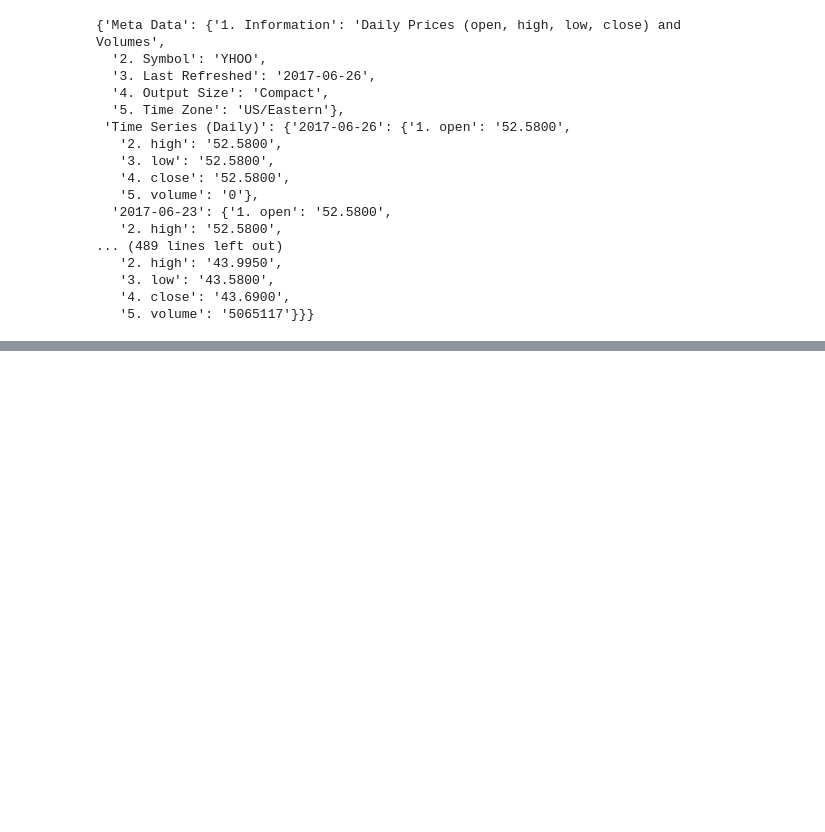
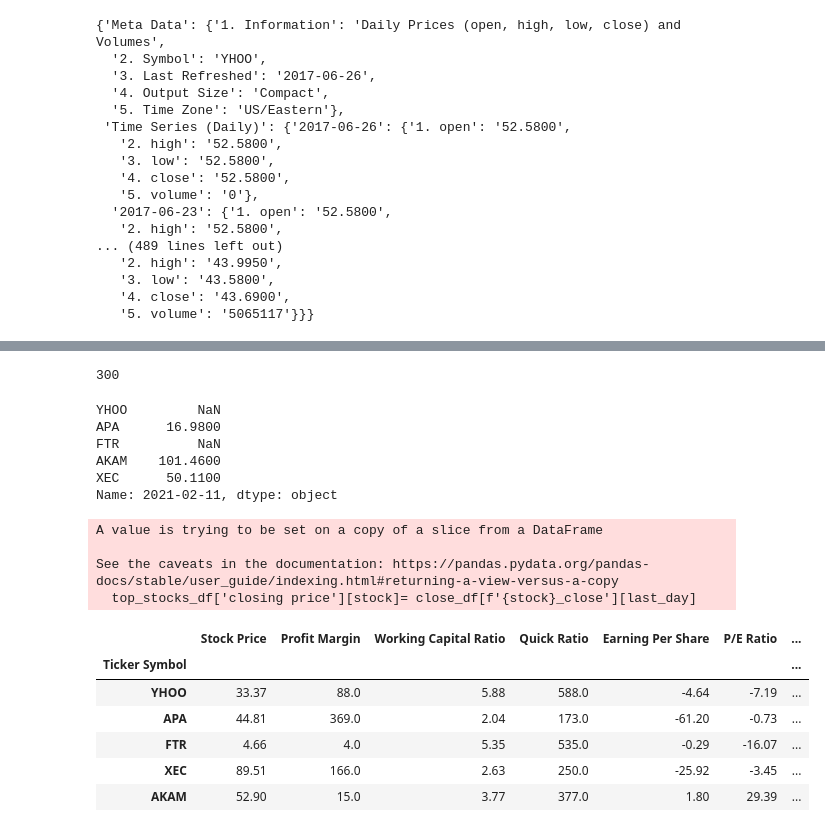
Before and after one commit to TessPalan/stock-research, a Jupyter notebook: notebook/api_stock_call.ipynb, the cells around one changed output, grey strips where cells are left out. Saved outputs shown, nothing was run; the diff lists cells and outputs as text; code cells hidden in the pictures; blank space fills up the shorter version.

Commit message:
Update the api code to get closing stock price

```diff
--- a/notebook/api_stock_call.ipynb
+++ b/notebook/api_stock_call.ipynb
@@ -70,0 +85,35 @@ pd.DataFrame({
+# %%
+close_df= pd.DataFrame(close_cols).T
+assert len(close_df.index) == len(set(close_df.index))
+# %% [output]
+300
+# %%
+new_col = close_df.loc['2021-02-11'].T
+new_col.index = new_col.index.str.replace('_close', '')
+new_col
+# %% [output]
+YHOO         NaN
+APA      16.9800
+FTR          NaN
+AKAM    101.4600
+XEC      50.1100
+Name: 2021-02-11, dtype: object
+# %%
+top_stocks_df = pd.read_csv('../data/top_stocks.csv', index_col=0)
+top_stocks_df['closing price'] = new_col
+for stock in ['YHOO', 'FTR']:
+    last_day = close_df[f'{stock}_close'].dropna().index.max()
+    top_stocks_df['closing price'][stock]= close_df[f'{stock}_close'][last_day]
+top_stocks_df
+# %% [output]
+A value is trying to be set on a copy of a slice from a DataFrame
+
+See the caveats in the documentation: https://pandas.pydata.org/pandas-docs/stable/user_guide/indexing.html#returning-a-view-versus-a-copy
+  top_stocks_df['closing price'][stock]= close_df[f'{stock}_close'][last_day]
+|  | Stock Price | Profit Margin | Working Capital Ratio | Quick Ratio | Earning Per Share | P/E Ratio | ... |
+| Ticker Symbol |  |  |  |  |  |  | ... |
+| YHOO | 33.37 | 88.0 | 5.88 | 588.0 | -4.64 | -7.19 | ... |
+| APA | 44.81 | 369.0 | 2.04 | 173.0 | -61.20 | -0.73 | ... |
+| FTR | 4.66 | 4.0 | 5.35 | 535.0 | -0.29 | -16.07 | ... |
+| XEC | 89.51 | 166.0 | 2.63 | 250.0 | -25.92 | -3.45 | ... |
+| AKAM | 52.90 | 15.0 | 3.77 | 377.0 | 1.80 | 29.39 | ... |
```
Also changed, not shown: parts of 8 cells of this notebook.
